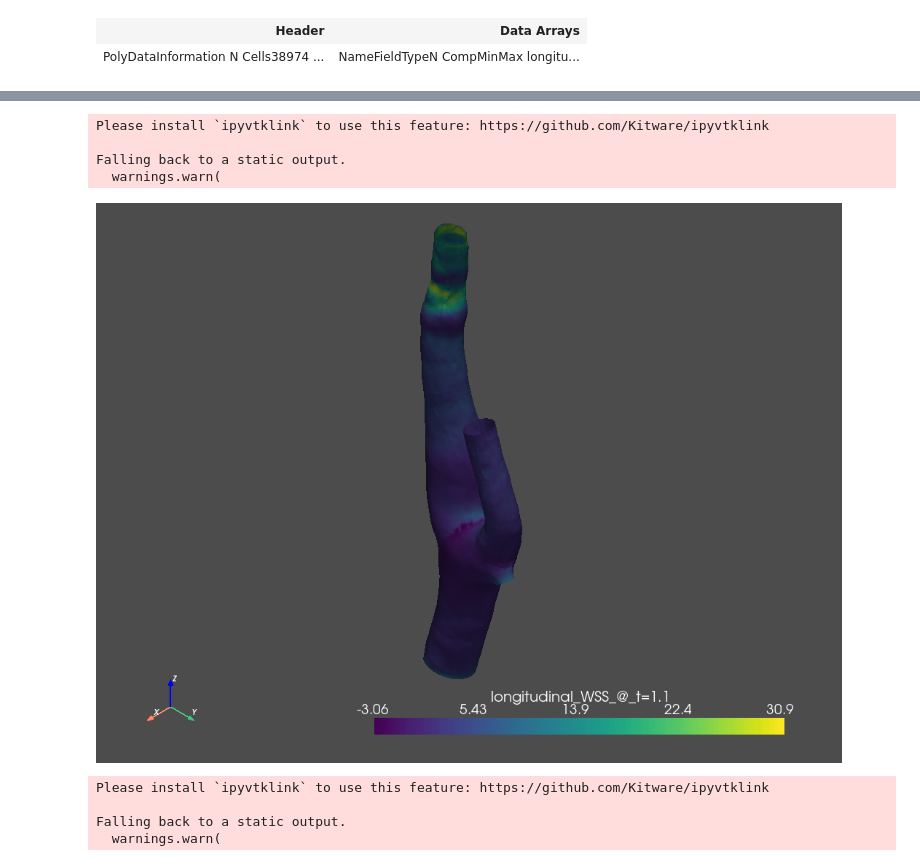
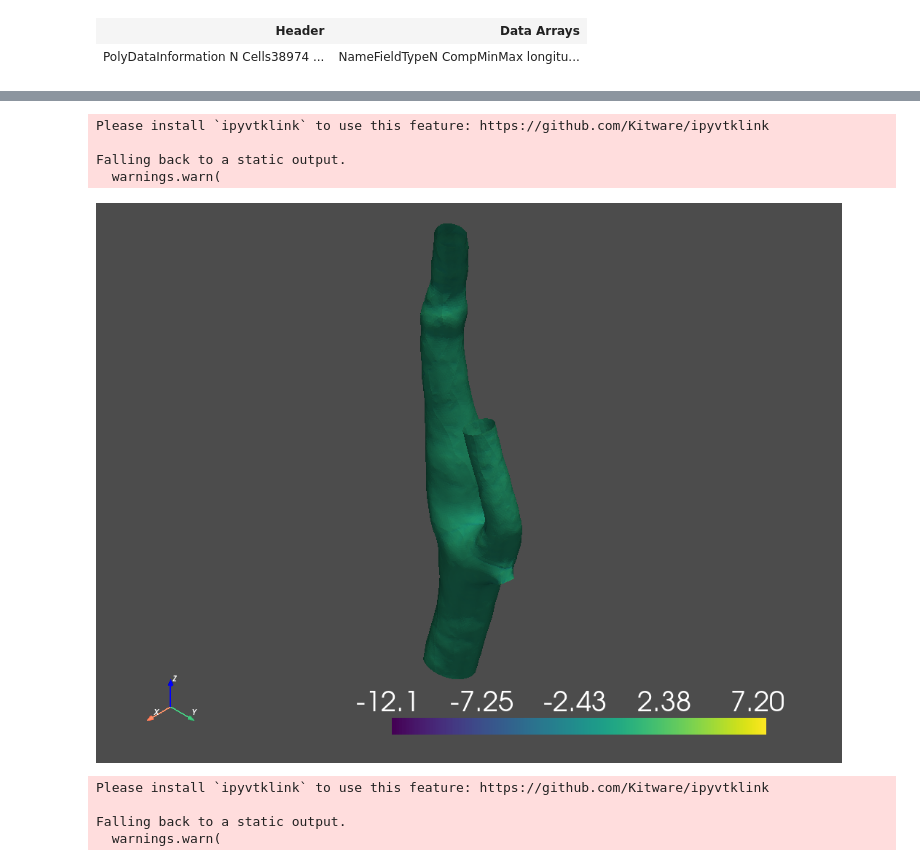
Before and after one commit to rhoP/MLgSA_GCNN, a Jupyter notebook: anal/Analysis.ipynb, the cells around one changed output, grey strips where cells are left out. Drawn from its saved outputs; the diff is of its cells as text; code cells hidden in the pictures.

```diff
--- a/anal/Analysis.ipynb
+++ b/anal/Analysis.ipynb
@@ -211,7 +226,7 @@ AttributeError: 'UnstructuredGrid' object has no attribute 'point_normals'
 # %%
 grid = mesh.extract_surface()
 # %%
-grid.compute_normals(inplace=True)
+grid.compute_normals(inplace=True, cell_normals=False)
 # %% [output]
 | Header | Data Arrays |
 | PolyDataInformation N Cells38974 ... | NameFieldTypeN CompMinMax longitu... |
@@ -217,0 +241,2 @@ grid.compute_normals(inplace=True)
+# %%
+grid.point_data.set_scalars(cur, 'curvature')
@@ -217,0 +249,2 @@ grid.compute_normals(inplace=True)
+# %%
+curv = grid.curvature(curv_type='minimum')
@@ -218,11 +269,11 @@ grid.compute_normals(inplace=True)
 # %%
-grid.plot(scalars='longitudinal_WSS_@_t=1.1')
+grid.plot(scalars=curv)
 # %% [output]
 Please install `ipyvtklink` to use this feature: https://github.com/Kitware/ipyvtklink
 
 Falling back to a static output.
   warnings.warn(
-[figure, old version]
+[figure, new version]
 # %%
 pl = pv.Plotter()
 pl.add_mesh(mesh, scalars='longitudinal_WSS_@_t=1.1')
```
Also changed, not shown: parts of 27 cells of this notebook, 1 other file.
